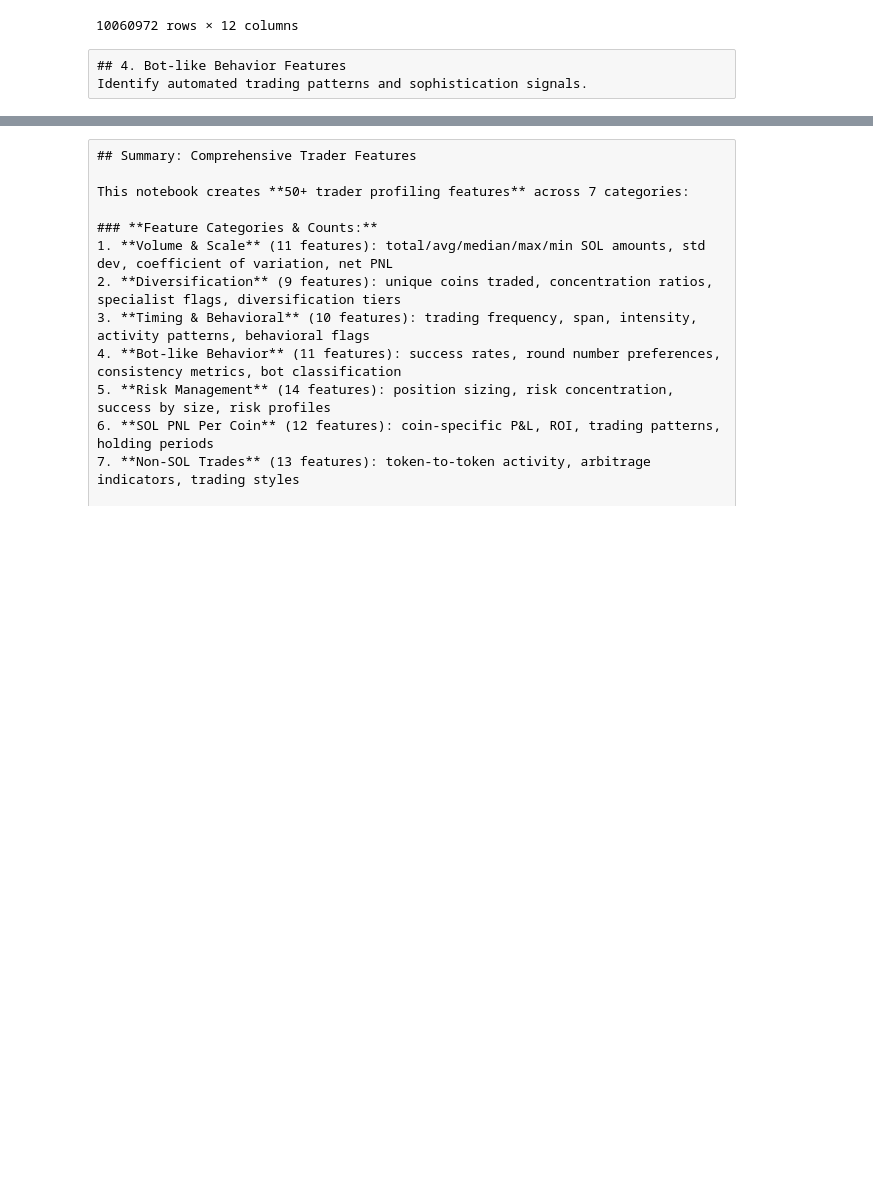
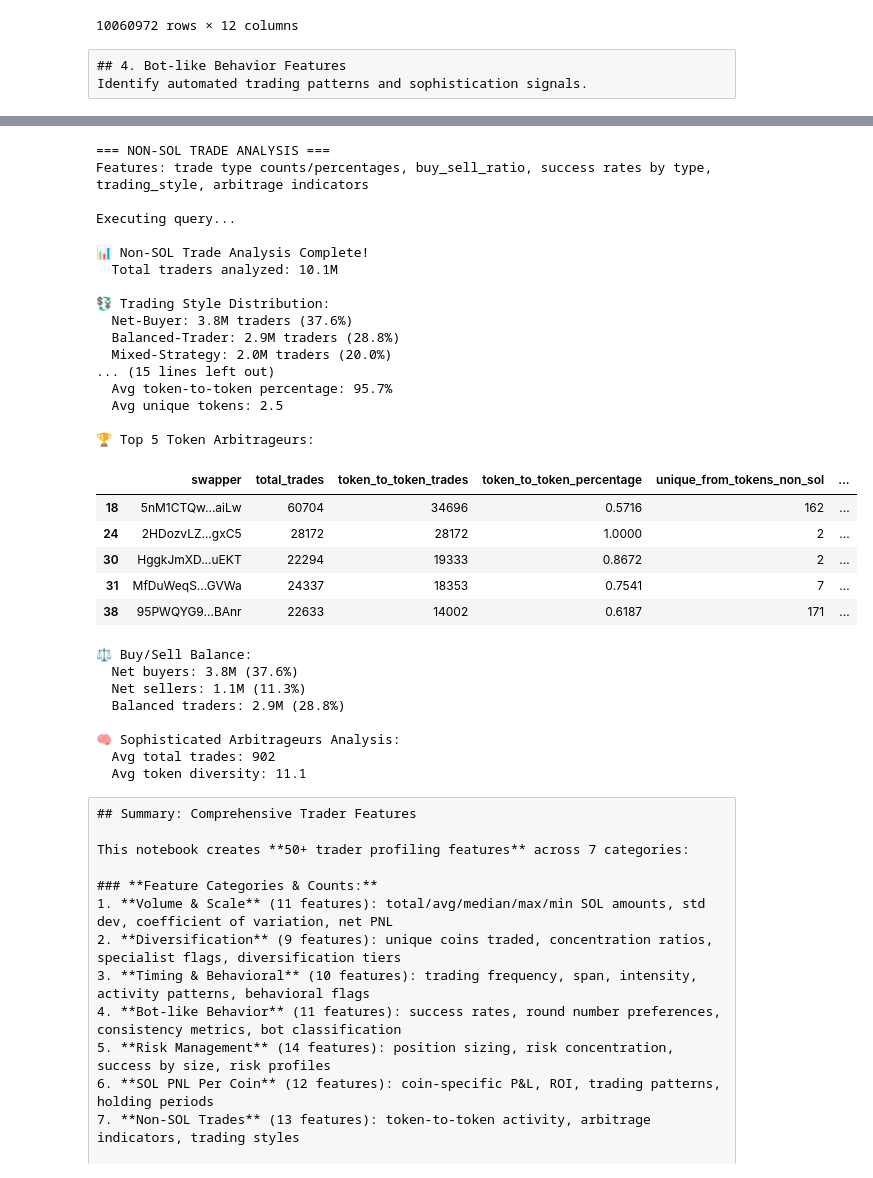
Before and after one commit to noelotpyrc/trading_eda, a Jupyter notebook: solana/02_trader_profiling_features.ipynb, the cells around one changed output, grey strips where cells are left out. Cells and saved outputs as stored; diff of their text form; code cells hidden in the pictures; blank space fills up the shorter version.

```diff
--- a/solana/02_trader_profiling_features.ipynb
+++ b/solana/02_trader_profiling_features.ipynb
@@ -986,25 +929,6 @@ WITH trader_trade_classification AS (
                              AND swap_to_mint != 'So11111111111111111111111111111111111111112'
                         THEN swap_to_mint END) as unique_to_tokens_non_sol,
 
-        -- Success rates by trade type
-        CASE WHEN COUNT(CASE WHEN swap_from_mint = 'So11111111111111111111111111111111111111112' THEN 1 END) > 0 THEN
-            SUM(CASE WHEN swap_from_mint = 'So11111111111111111111111111111111111111112' AND succeeded THEN 1 ELSE 0 END)::FLOAT /
-            COUNT(CASE WHEN swap_from_mint = 'So11111111111111111111111111111111111111112' THEN 1 END)
-        ELSE NULL END as sol_to_token_success_rate,
-
-        CASE WHEN COUNT(CASE WHEN swap_to_mint = 'So11111111111111111111111111111111111111112' THEN 1 END) > 0 THEN
-            SUM(CASE WHEN swap_to_mint = 'So11111111111111111111111111111111111111112' AND succeeded THEN 1 ELSE 0 END)::FLOAT /
-            COUNT(CASE WHEN swap_to_mint = 'So11111111111111111111111111111111111111112' THEN 1 END)
-        ELSE NULL END as token_to_sol_success_rate,
-
-        CASE WHEN COUNT(CASE WHEN swap_from_mint != 'So11111111111111111111111111111111111111112'
-                              AND swap_to_mint != 'So11111111111111111111111111111111111111112' THEN 1 END) > 0 THEN
-            SUM(CASE WHEN swap_from_mint != 'So11111111111111111111111111111111111111112'
-                      AND swap_to_mint != 'So11111111111111111111111111111111111111112'
-                      AND succeeded THEN 1 ELSE 0 END)::FLOAT /
-            COUNT(CASE WHEN swap_from_mint != 'So11111111111111111111111111111111111111112'
-                        AND swap_to_mint != 'So11111111111111111111111111111111111111112' THEN 1 END)
-        ELSE NULL END as token_to_token_success_rate
 
     FROM first_day_trades
     GROUP BY swapper
@@ -1027,11 +951,6 @@ SELECT
     CASE WHEN token_to_sol_trades > 0 THEN
         ROUND(sol_to_token_trades::FLOAT / token_to_sol_trades, 4)
     ELSE NULL END as buy_sell_ratio,
-
-    -- Success rates
-    ROUND(sol_to_token_success_rate, 4) as sol_to_token_success_rate,
-    ROUND(token_to_sol_success_rate, 4) as token_to_sol_success_rate,
-    ROUND(token_to_token_success_rate, 4) as token_to_token_success_rate,
 
     -- Trading style classification
     CASE
@@ -1090,50 +1009,70 @@ if non_sol_features is not None:
     print(f"  Token → SOL: {format_large_number(total_token_to_sol)} ({total_token_to_sol/total_all_trades*100:.1f}%)")
     print(f"  Token → Token: {format_large_number(total_token_to_token)} ({total_token_to_token/total_all_trades*100:.1f}%)")
 
-    # Success rate analysis by trade type
-    sol_to_token_success = non_sol_features['sol_to_token_success_rate'].mean()
-    token_to_sol_success = non_sol_features['token_to_sol_success_rate'].mean()
-    token_to_token_success = non_sol_features['token_to_token_success_rate'].mean()
-
-    print(f"\n✅ Success Rates by Trade Type:")
-    print(f"  SOL → Token success rate: {sol_to_token_success:.4f}")
-    print(f"  Token → SOL success rate: {token_to_sol_success:.4f}")
-    print(f"  Token → Token success rate: {token_to_token_success:.4f}")
-
     # Token-to-token specialists
     token_arb_heavy = non_sol_features[non_sol_features['trading_style'] == 'Token-Arbitrageur']
     if len(token_arb_heavy) > 0:
         print(f"\n🎯 Token Arbitrageur Deep Dive:")
         print(f"  Count: {format_large_number(len(token_arb_heavy))}")
         print(f"  Avg token-to-token percentage: {token_arb_heavy['token_to_token_percentage'].mean()*100:.1f}%")
         print(f"  Avg unique tokens: {token_arb_heavy['unique_from_tokens_non_sol'].mean() + token_arb_heavy['unique_to_tokens_non_sol'].mean():.1f}")
-        print(f"  Avg success rate: {token_arb_heavy['token_to_token_success_rate'].mean():.4f}")
 
         # Show top token arbitrageurs
         print(f"\n🏆 Top 5 Token Arbitrageurs:")
         top_arb = token_arb_heavy.nlargest(5, 'token_to_token_trades').copy()
         top_arb['swapper'] = top_arb['swapper'].apply(lambda x: truncate_address(x))
-        display(top_arb[['swapper', 'total_trades', 'token_to_token_trades', 'token_to_token_percentage', 'unique_from_tokens_non_sol', 'unique_to_tokens_non_sol', 'token_to_token_success_rate']])
+        display(top_arb[['swapper', 'total_trades', 'token_to_token_trades', 'token_to_token_percentage', 'unique_from_tokens_non_sol', 'unique_to_tokens_non_sol']])
 
     # Buy/sell balance analysis
     balanced_traders = non_sol_features[non_sol_features['trading_style'] == 'Balanced-Trader']
     net_buyers = non_sol_features[non_sol_features['trading_style'] == 'Net-Buyer']
     net_sellers = non_sol_features[non_sol_features['trading_style'] == 'Net-Seller']
 
     print(f"\n⚖️ Buy/Sell Balance:")
     print(f"  Net buyers: {format_large_number(len(net_buyers))} ({len(net_buyers)/total_traders*100:.1f}%)")
     print(f"  Net sellers: {format_large_number(len(net_sellers))} ({len(net_sellers)/total_traders*100:.1f}%)")
     print(f"  Balanced traders: {format_large_number(len(balanced_traders))} ({len(balanced_traders)/total_traders*100:.1f}%)")
 
     # Complex trading patterns
     if len(sophisticated_arb) > 0:
         print(f"\n🧠 Sophisticated Arbitrageurs Analysis:")
         print(f"  Avg total trades: {sophisticated_arb['total_trades'].mean():.0f}")
         print(f"  Avg token diversity: {(sophisticated_arb['unique_from_tokens_non_sol'] + sophisticated_arb['unique_to_tokens_non_sol']).mean():.1f}")
-        print(f"  Token-to-token success rate: {sophisticated_arb['token_to_token_success_rate'].mean():.4f}")
 
 else:
     print("❌ Failed to execute non-SOL trades features query")
+# %% [output]
+=== NON-SOL TRADE ANALYSIS ===
+Features: trade type counts/percentages, buy_sell_ratio, success rates by type, trading_style, arbitrage indicators
+
+Executing query...
+
+📊 Non-SOL Trade Analysis Complete!
+  Total traders analyzed: 10.1M
+
+💱 Trading Style Distribution:
+  Net-Buyer: 3.8M traders (37.6%)
+  Balanced-Trader: 2.9M traders (28.8%)
+  Mixed-Strategy: 2.0M traders (20.0%)
+... (15 lines left out)
+  Avg token-to-token percentage: 95.7%
+  Avg unique tokens: 2.5
+
+🏆 Top 5 Token Arbitrageurs:
+|  | swapper | total_trades | token_to_token_trades | token_to_token_percentage | unique_from_tokens_non_sol | ... |
+| 18 | 5nM1CTQw...aiLw | 60704 | 34696 | 0.5716 | 162 | ... |
+| 24 | 2HDozvLZ...gxC5 | 28172 | 28172 | 1.0000 | 2 | ... |
+| 30 | HggkJmXD...uEKT | 22294 | 19333 | 0.8672 | 2 | ... |
+| 31 | MfDuWeqS...GVWa | 24337 | 18353 | 0.7541 | 7 | ... |
+| 38 | 95PWQYG9...BAnr | 22633 | 14002 | 0.6187 | 171 | ... |
+⚖️ Buy/Sell Balance:
+  Net buyers: 3.8M (37.6%)
+  Net sellers: 1.1M (11.3%)
+  Balanced traders: 2.9M (28.8%)
+
+🧠 Sophisticated Arbitrageurs Analysis:
+  Avg total trades: 902
+  Avg token diversity: 11.1
 # %%
 # Close database connection
 analyzer.close()
```
Also changed, not shown: parts of 7 cells of this notebook.
